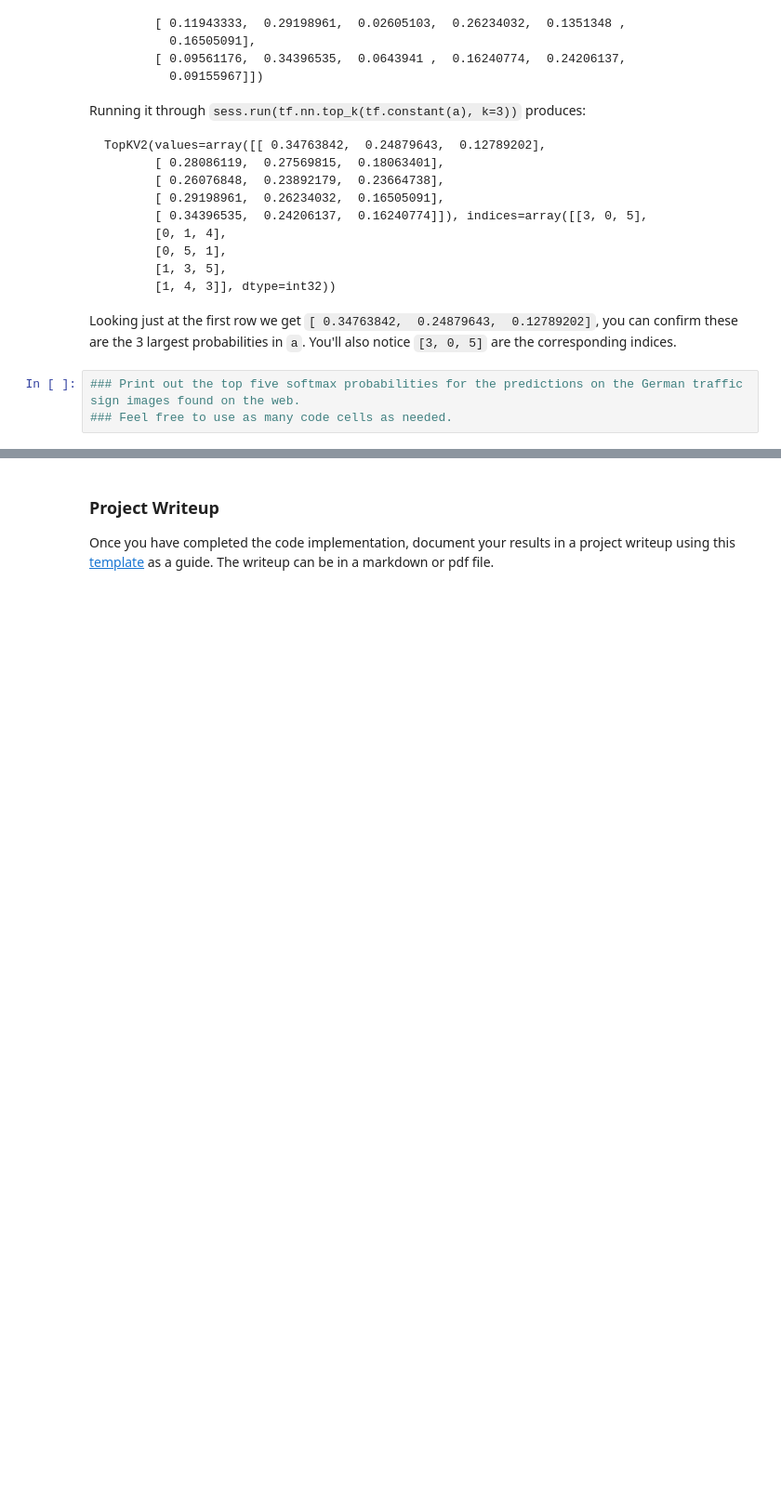
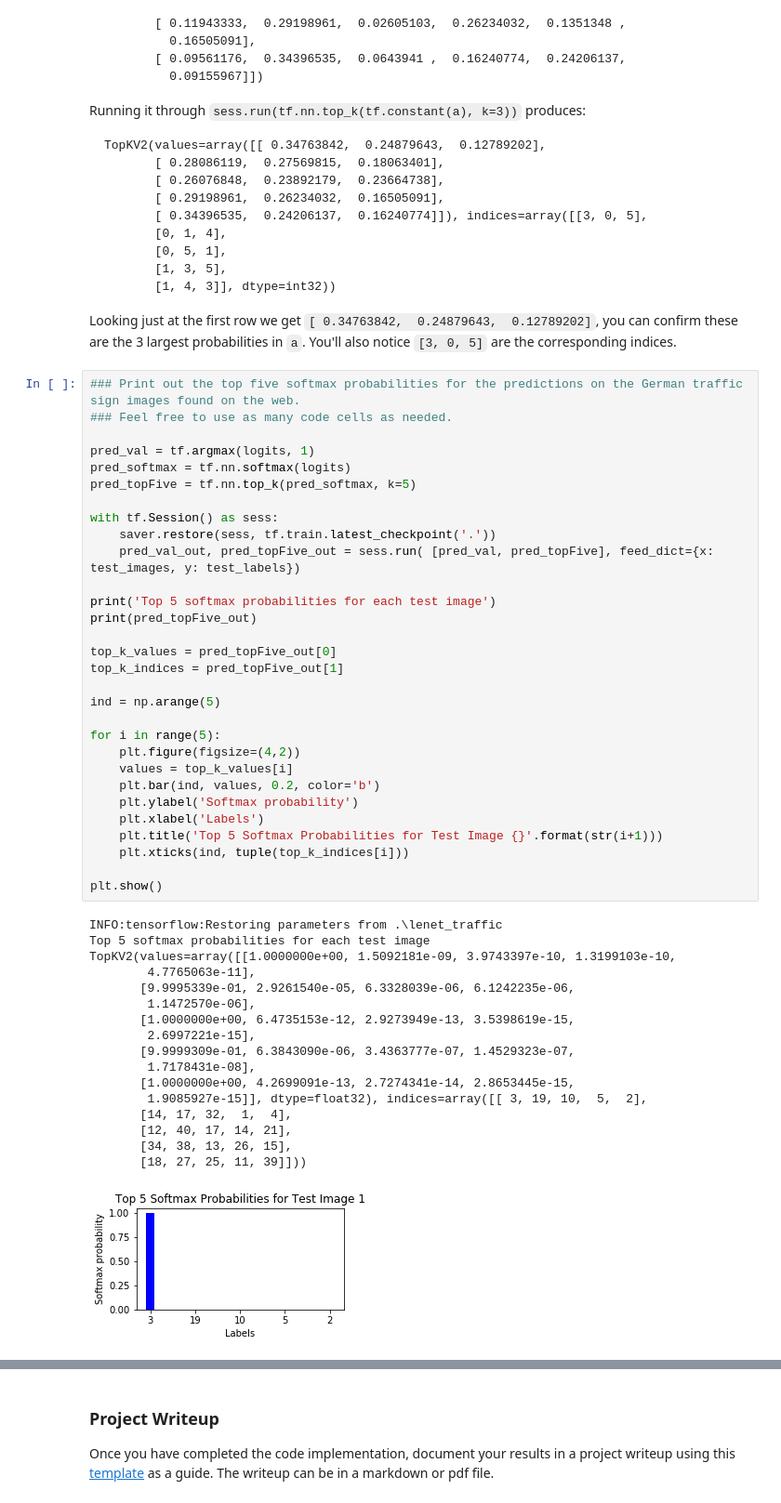
Before and after one commit to berlala/CarND-Traffic-Sign-Classifier-Project, a Jupyter notebook: Traffic_Sign_Classifier.ipynb, the cells around one changed output, grey strips where cells are left out. Shown at 93% size. Cells and saved outputs as stored; diff of their text form; blank space fills up the shorter version.

````diff
--- a/Traffic_Sign_Classifier.ipynb
+++ b/Traffic_Sign_Classifier.ipynb
@@ -467,6 +505,51 @@ TopKV2(values=array([[ 0.34763842,  0.24879643,  0.12789202],
 ```
 
 Looking just at the first row we get `[ 0.34763842,  0.24879643,  0.12789202]`, you can confirm these are the 3 largest probabilities in `a`. You'll also notice `[3, 0, 5]` are the corresponding indices.
-# %%
-### Print out the top five softmax probabilities for the predictions on the German traffic sign images found on the web.
-### Feel free to use as many code cells as needed.
+# %%
+### Print out the top five softmax probabilities for the predictions on the German traffic sign images found on the web.
+### Feel free to use as many code cells as needed.
+
+pred_val = tf.argmax(logits, 1)
+pred_softmax = tf.nn.softmax(logits)
+pred_topFive = tf.nn.top_k(pred_softmax, k=5)
+
+with tf.Session() as sess:
+    saver.restore(sess, tf.train.latest_checkpoint('.'))
+    pred_val_out, pred_topFive_out = sess.run( [pred_val, pred_topFive], feed_dict={x:  test_images, y: test_labels})
+
+print('Top 5 softmax probabilities for each test image')
+print(pred_topFive_out)
+
+top_k_values = pred_topFive_out[0]
+top_k_indices = pred_topFive_out[1]
+
+ind = np.arange(5)
+
+for i in range(5):
+    plt.figure(figsize=(4,2))
+    values = top_k_values[i]
+    plt.bar(ind, values, 0.2, color='b')
+    plt.ylabel('Softmax probability')
+    plt.xlabel('Labels')
+    plt.title('Top 5 Softmax Probabilities for Test Image {}'.format(str(i+1)))
+    plt.xticks(ind, tuple(top_k_indices[i]))
+
+plt.show()
+# %% [output]
+INFO:tensorflow:Restoring parameters from .\lenet_traffic
+Top 5 softmax probabilities for each test image
+TopKV2(values=array([[1.0000000e+00, 1.5092181e-09, 3.9743397e-10, 1.3199103e-10,
+        4.7765063e-11],
+       [9.9995339e-01, 2.9261540e-05, 6.3328039e-06, 6.1242235e-06,
+        1.1472570e-06],
+       [1.0000000e+00, 6.4735153e-12, 2.9273949e-13, 3.5398619e-15,
+        2.6997221e-15],
+       [9.9999309e-01, 6.3843090e-06, 3.4363777e-07, 1.4529323e-07,
+        1.7178431e-08],
+       [1.0000000e+00, 4.2699091e-13, 2.7274341e-14, 2.8653445e-15,
+        1.9085927e-15]], dtype=float32), indices=array([[ 3, 19, 10,  5,  2],
+       [14, 17, 32,  1,  4],
+       [12, 40, 17, 14, 21],
+       [34, 38, 13, 26, 15],
+       [18, 27, 25, 11, 39]]))
+[figure, added]
````
Also changed, not shown: parts of 6 cells of this notebook, 5 other files.
